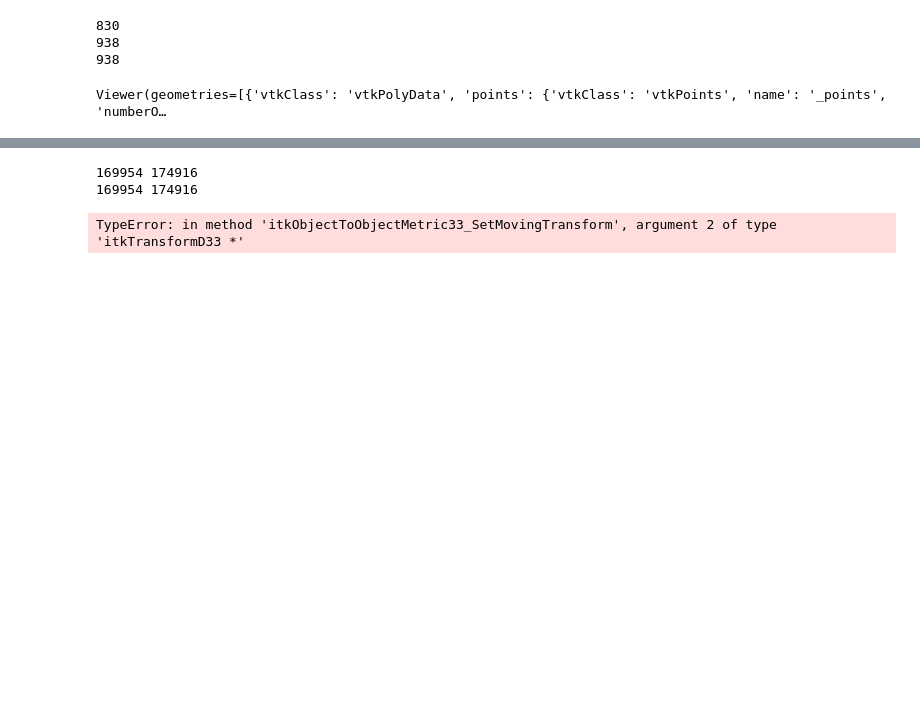
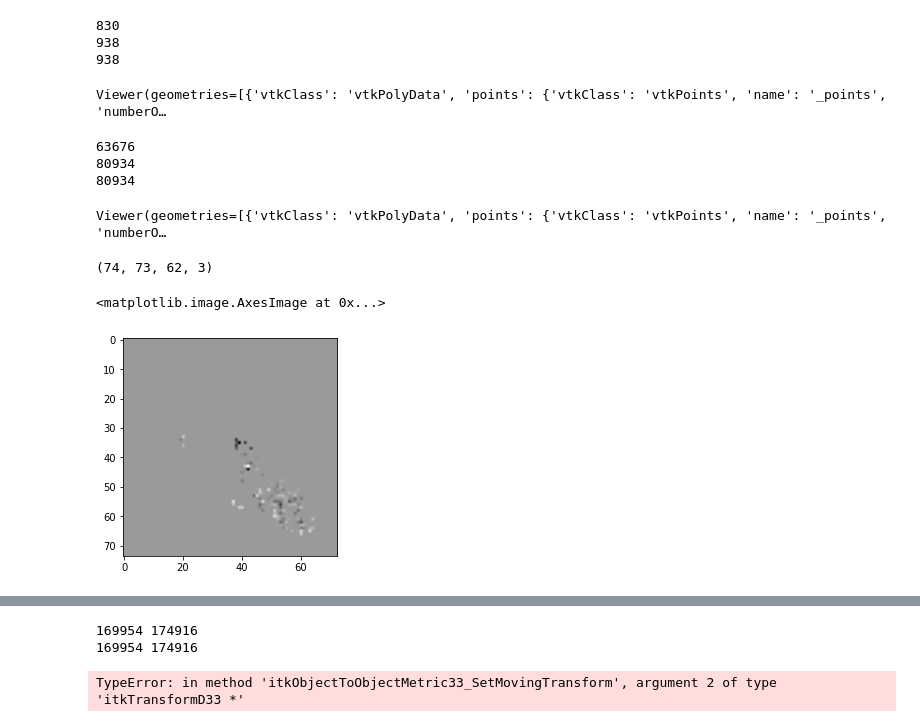
Before and after one commit to PranjalSahu/SlicerMorphExperiments, a Jupyter notebook: TestTSD.ipynb, the cells around one changed output, grey strips where cells are left out. Drawn from its saved outputs; the diff is of its cells as text; code cells hidden in the pictures; blank space fills up the shorter version.

```diff
--- a/TestTSD.ipynb
+++ b/TestTSD.ipynb
@@ -443,0 +461,57 @@ Viewer(geometries=[{'vtkClass': 'vtkPolyData', 'points': {'vtkClass': 'vtkPoints
+# %%
+reader = vtk.vtkPolyDataReader()
+reader.SetFileName('A_J_skull_temp5.vtk')
+reader.Update()
+polydata7 = reader.GetOutput()
+
+reader = vtk.vtkPolyDataReader()
+reader.SetFileName('NOD_SHILTJ_temp5.vtk')
+reader.Update()
+polydata8 = reader.GetOutput()
+
+reader = vtk.vtkPolyDataReader()
+#reader.SetFileName('/home/pranjal.sahu/SlicerMorph/allmeshresults/displacementMovingMesh_600-0.001-0.001-0.001-0.001-0.07106161032147815.vtk')
+#reader.SetFileName('/home/pranjal.sahu/SlicerMorph/allmeshresults/displacementMovingMesh_700-0.001-0.001-0.001-0.001-0.08031471544874559.vtk')
+#reader.SetFileName('/home/pranjal.sahu/SlicerMorph/allmeshresults/displacementMovingMesh_800-0.001-0.001-0.001-0.001-0.08250421639924699.vtk')
+#reader.SetFileName('/home/pranjal.sahu/SlicerMorph/allmeshresults/displacementMovingMesh_800-0.001-0.001-0.001-0.001-0.08186036051193908.vtk')
+#reader.SetFileName('/media/pranjal.sahu/moredata/ITK/ITK-build/Wrapping/Generators/Python/allmeshresults/displacementMovingMesh_800-0.001-0.001-0.001-0.001-0.08250421639924699.vtk')
+#reader.SetFileName('/media/pranjal.sahu/moredata/ITK/ITK-build/Wrapping/Generators/Python/allmeshresults/displacementMovingMesh_800-0.004-0.004-0.006-0.001-0.10854185643814045.vtk')
+#reader.SetFileName('displacementMovingMesh_reverse_800-0.002-0.002-0.001-0.002-0.11736897839342039.vtk')
+#reader.SetFileName('displacementMovingMesh_reverse_1000-0.001-0.001-0.001-0.0005-0.10660825724771353.vtk')
+#reader.SetFileName('./allmeshresults/displacementMovingMesh_reverse_400-0.01-0.01-0.001-0.01-0.12091795786630977.vtk')
+#reader.SetFileName('result.vtk')
+reader.SetFileName('/media/pranjal.sahu/moredata/ITKPR21/ITK/ITK-build/bin/affineMovingMesh.vtk')
+reader.Update()
+polydata9 = reader.GetOutput()
+
+
+reader = vtk.vtkPolyDataReader()
+reader.SetFileName('WarpedSourceMesh_temp5.vtk')
+reader.Update()
+polydata10 = reader.GetOutput()
+
+
+print(polydata7.GetNumberOfPoints())
+print(polydata8.GetNumberOfPoints())
+print(polydata9.GetNumberOfPoints())
+#print(polydata10.GetNumberOfPoints())
+
+#view(geometries=[polydata7, polydata8, polydata9, polydata10])
+#view(geometries=[polydata8, polydata9, polydata10])
+#view(geometries=[polydata7, polydata8, polydata9, polydata10])
+view(geometries=[polydata8, polydata9])
+# %% [output]
+63676
+80934
+80934
+Viewer(geometries=[{'vtkClass': 'vtkPolyData', 'points': {'vtkClass': 'vtkPoints', 'name': '_points', 'numberO…
+# %%
+a = np.load('displacement_field.npy')
+print(a.shape)
+# %% [output]
+(74, 73, 62, 3)
+# %%
+plt.imshow(a[:, :, 45, 0], cmap='gray')
+# %% [output]
+<matplotlib.image.AxesImage at 0x...>
+[figure, added]
```
Also changed, not shown: parts of 22 cells of this notebook.
